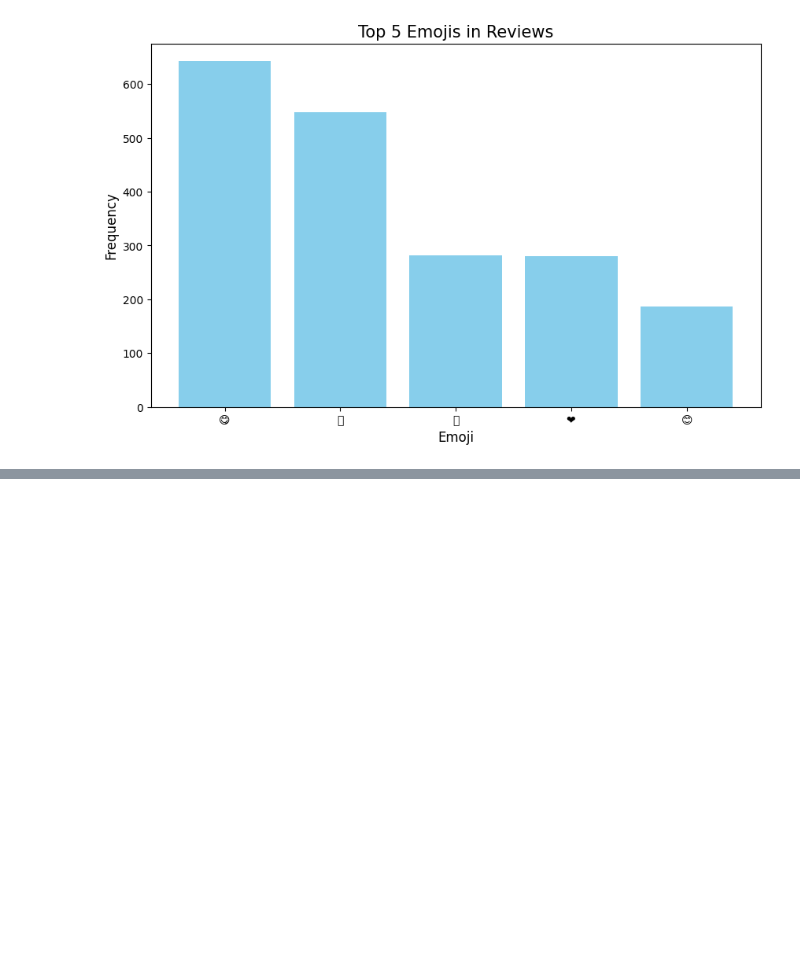
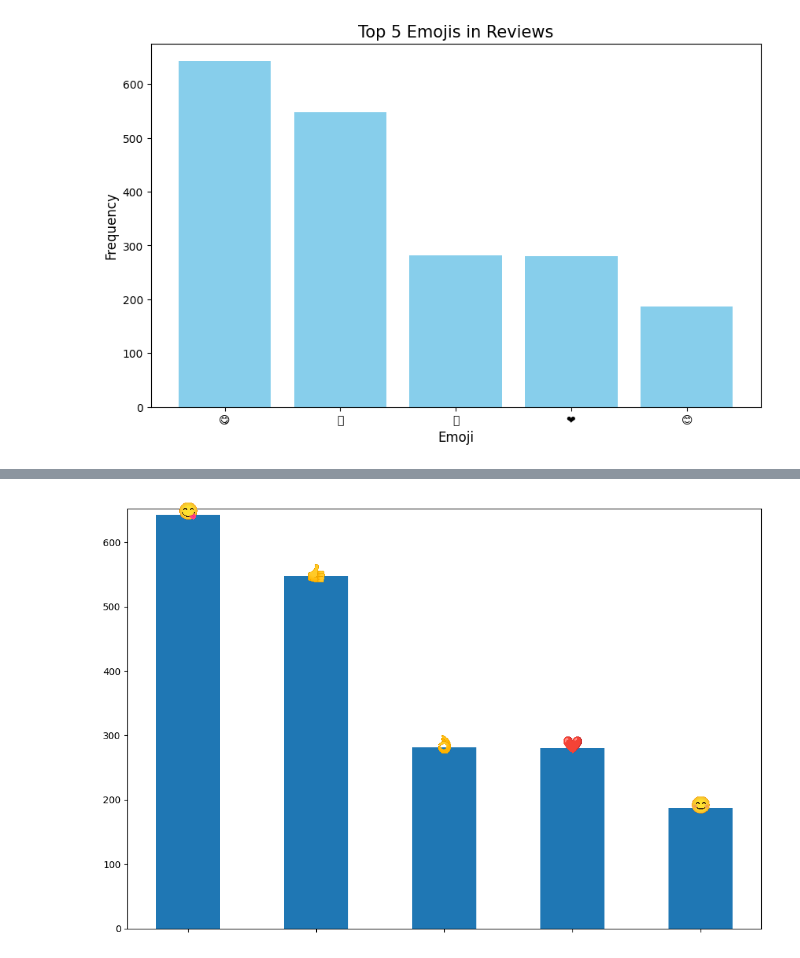
Before and after one commit to Somerville-2023/New-York-health-Inspection-Prediction, a Jupyter notebook: john-folder/project/explore_reviews.ipynb, the cells around one changed output, grey strips where cells are left out. Drawn from its saved outputs; the diff is of its cells as text; code cells hidden in the pictures; blank space fills up the shorter version.

```diff
--- a/john-folder/project/explore_reviews.ipynb
+++ b/john-folder/project/explore_reviews.ipynb
@@ -168,0 +176,28 @@ RuntimeError: In FT2Font: Could not set the fontsize (invalid pixel size; error
+# %%
+from imojify import imojify
+from matplotlib import pyplot as plt
+from matplotlib.offsetbox import OffsetImage, AnnotationBbox
+
+def offset_image(coords, emoji, ax):
+    img = plt.imread(imojify.get_img_path(emoji))
+    im = OffsetImage(img, zoom=0.04)
+    im.image.axes = ax
+    ab = AnnotationBbox(im, (coords[0], coords[1]), frameon=False, pad=0)
+    ax.add_artist(ab)
+
+emojis = top_emojis  # your top emojis list
+values = top_counts  # your top counts list
+
+fig, ax = plt.subplots(figsize=(12,8))
+ax.bar(range(len(emojis)), values, width=0.5, align="center")
+ax.set_xticks(range(len(emojis)))
+ax.set_xticklabels([])
+ax.tick_params(axis='x', which='major', pad=26)
+ax.set_ylim((0, max(values) + 10))  # Adjusted to add some space above bars
+
+for i, e in enumerate(emojis):
+    offset_image([i, values[i] + 5], e, ax)  # Adjust the positioning as needed
+
+plt.show()
+# %% [output]
+[figure, added]
```
Also changed, not shown: parts of 4 cells of this notebook.
